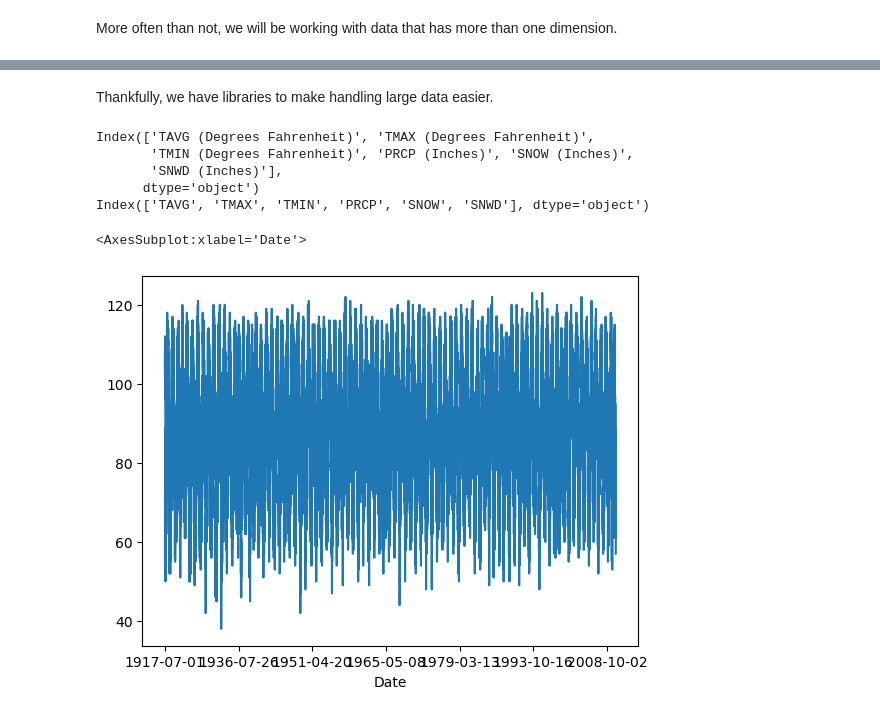
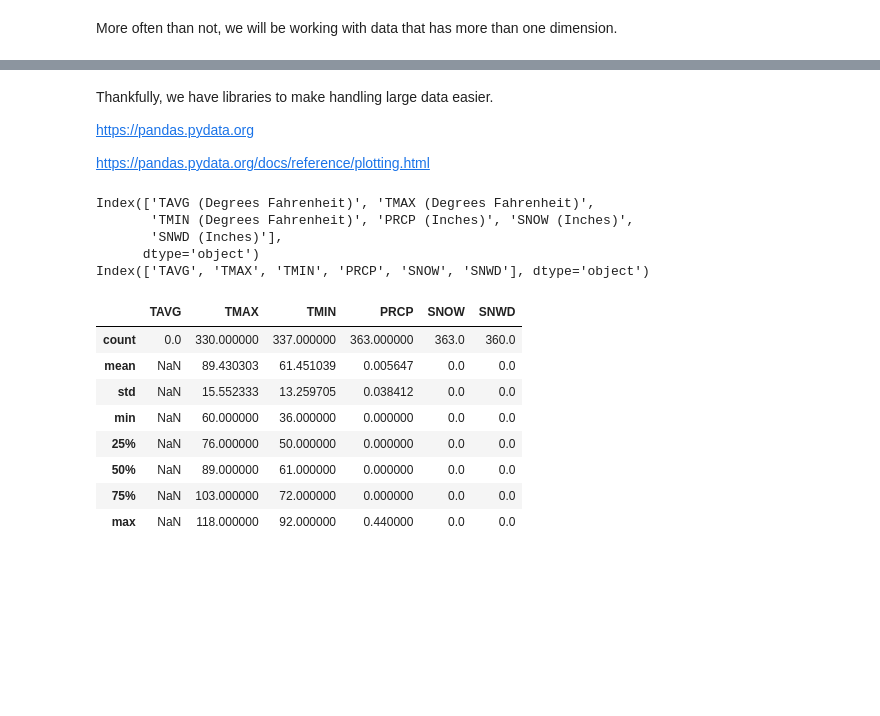
Before and after one commit to voidstarr/winternship2023, a Jupyter notebook: day-2/day-2.ipynb, the cells around one changed output, grey strips where cells are left out. Saved outputs shown, nothing was run; the diff lists cells and outputs as text; code cells hidden in the pictures; blank space fills up the shorter version.

```diff
--- a/day-2/day-2.ipynb
+++ b/day-2/day-2.ipynb
@@ -42,4 +90,8 @@ plt.scatter(
 # %% [markdown]
 Thankfully, we have libraries to make handling large data easier.
+
+https://pandas.pydata.org
+
+https://pandas.pydata.org/docs/reference/plotting.html
 # %%
 import pandas as pd
@@ -57,9 +110,15 @@ Index(['TAVG (Degrees Fahrenheit)', 'TMAX (Degrees Fahrenheit)',
        'SNWD (Inches)'],
       dtype='object')
 Index(['TAVG', 'TMAX', 'TMIN', 'PRCP', 'SNOW', 'SNWD'], dtype='object')
-# %%
-asdf = data["TMAX"].dropna()
-asdf.plot()
-# %% [output]
-<AxesSubplot:xlabel='Date'>
-[figure, removed]
+# %%
+data[data.index.year == 2000].describe()
+# %% [output]
+|  | TAVG | TMAX | TMIN | PRCP | SNOW | SNWD |
+| count | 0.0 | 330.000000 | 337.000000 | 363.000000 | 363.0 | 360.0 |
+| mean | NaN | 89.430303 | 61.451039 | 0.005647 | 0.0 | 0.0 |
+| std | NaN | 15.552333 | 13.259705 | 0.038412 | 0.0 | 0.0 |
+| min | NaN | 60.000000 | 36.000000 | 0.000000 | 0.0 | 0.0 |
+| 25% | NaN | 76.000000 | 50.000000 | 0.000000 | 0.0 | 0.0 |
+| 50% | NaN | 89.000000 | 61.000000 | 0.000000 | 0.0 | 0.0 |
+| 75% | NaN | 103.000000 | 72.000000 | 0.000000 | 0.0 | 0.0 |
+| max | NaN | 118.000000 | 92.000000 | 0.440000 | 0.0 | 0.0 |
```
Also changed, not shown: parts of 6 cells of this notebook, 1 other file.
